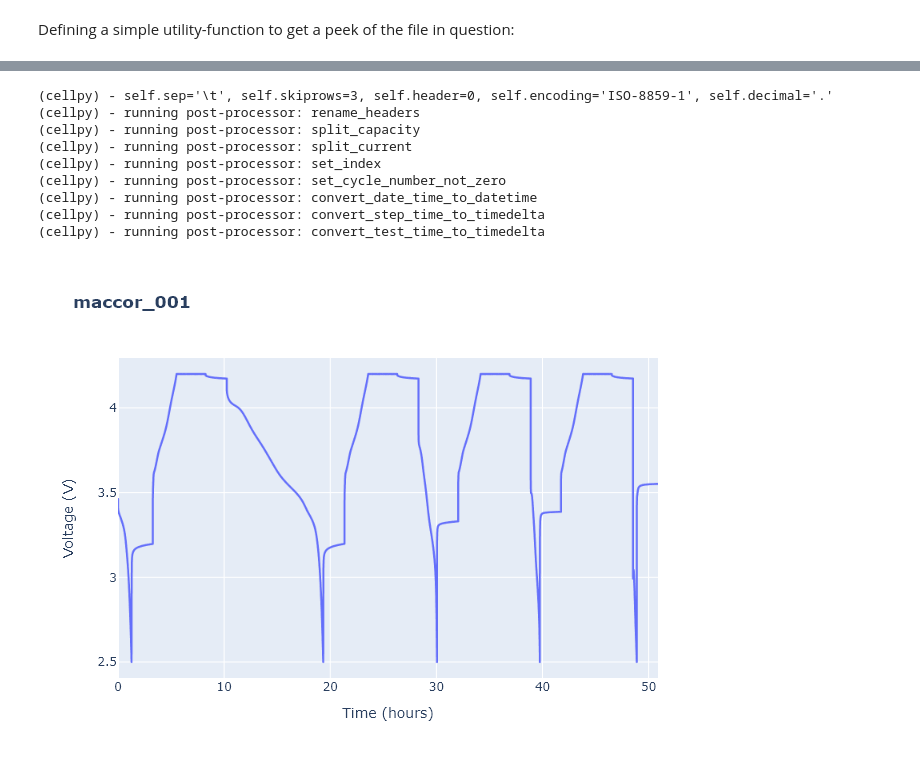
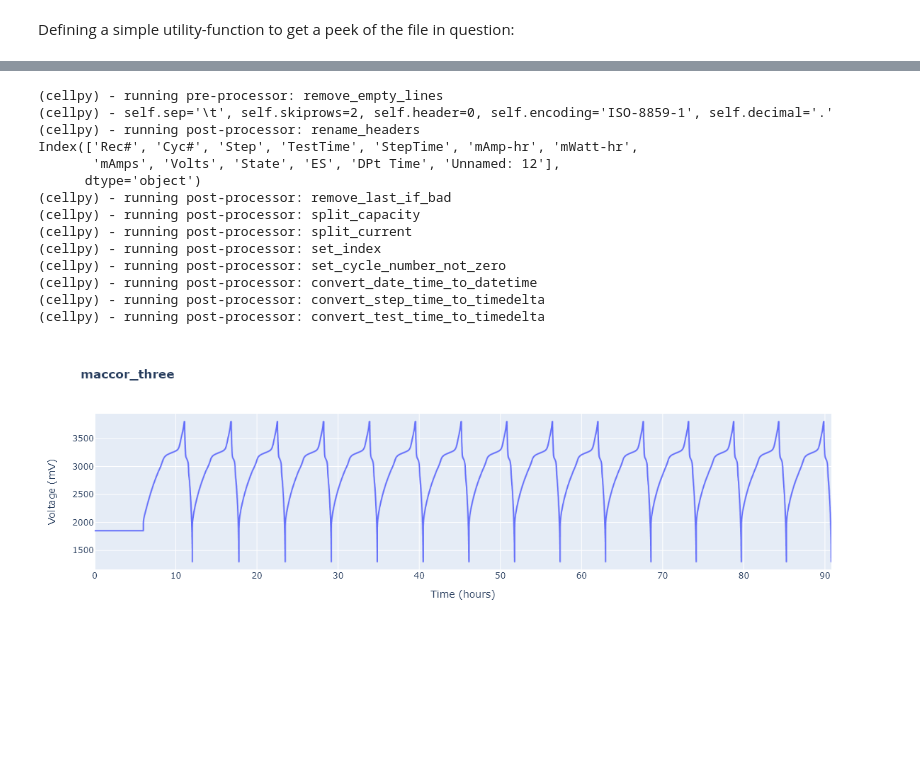
Before and after one commit to jepegit/cellpy, a Jupyter notebook: examples/07_custom_loaders.ipynb, the cells around one changed output, grey strips where cells are left out. Cells and saved outputs as stored; diff of their text form; code cells hidden in the pictures; blank space fills up the shorter version.

```diff
--- a/examples/07_custom_loaders.ipynb
+++ b/examples/07_custom_loaders.ipynb
@@ -91,0 +102,3 @@ f2 = r"C:\scripting\cellpy\testdata\data\maccor_001.txt"
+# %%
+p = example_data.maccor_file_path()
+print(f"{p.name=}")
@@ -91,0 +107,3 @@ f2 = r"C:\scripting\cellpy\testdata\data\maccor_001.txt"
+# %%
+local_instrument = example_data.local_instrument_path()
+print(f"{local_instrument.name=}")
@@ -108,8 +151,15 @@ head(pathlib.Path(i2), 40)
 # %%
-c = cellpy.get(f2, instrument=i2)
+from cellpy import log
+
+c = cellpy.get(p, instrument=local_instrument)
 # %% [output]
-(cellpy) - self.sep='\t', self.skiprows=3, self.header=0, self.encoding='ISO-8859-1', self.decimal='.'
+(cellpy) - running pre-processor: remove_empty_lines
+(cellpy) - self.sep='\t', self.skiprows=2, self.header=0, self.encoding='ISO-8859-1', self.decimal='.'
 (cellpy) - running post-processor: rename_headers
+Index(['Rec#', 'Cyc#', 'Step', 'TestTime', 'StepTime', 'mAmp-hr', 'mWatt-hr',
+       'mAmps', 'Volts', 'State', 'ES', 'DPt Time', 'Unnamed: 12'],
+      dtype='object')
+(cellpy) - running post-processor: remove_last_if_bad
 (cellpy) - running post-processor: split_capacity
 (cellpy) - running post-processor: split_current
 (cellpy) - running post-processor: set_index
@@ -118,7 +168,7 @@ c = cellpy.get(f2, instrument=i2)
 (cellpy) - running post-processor: convert_step_time_to_timedelta
 (cellpy) - running post-processor: convert_test_time_to_timedelta
 # %%
-plotutils.raw_plot(c)
+plotutils.raw_plot(c, width=1200, height=400)
 # %% [output]
-[figure, old version]
+[figure, new version]
 # %%
```
Also changed, not shown: parts of 14 cells of this notebook, 8 other files.
